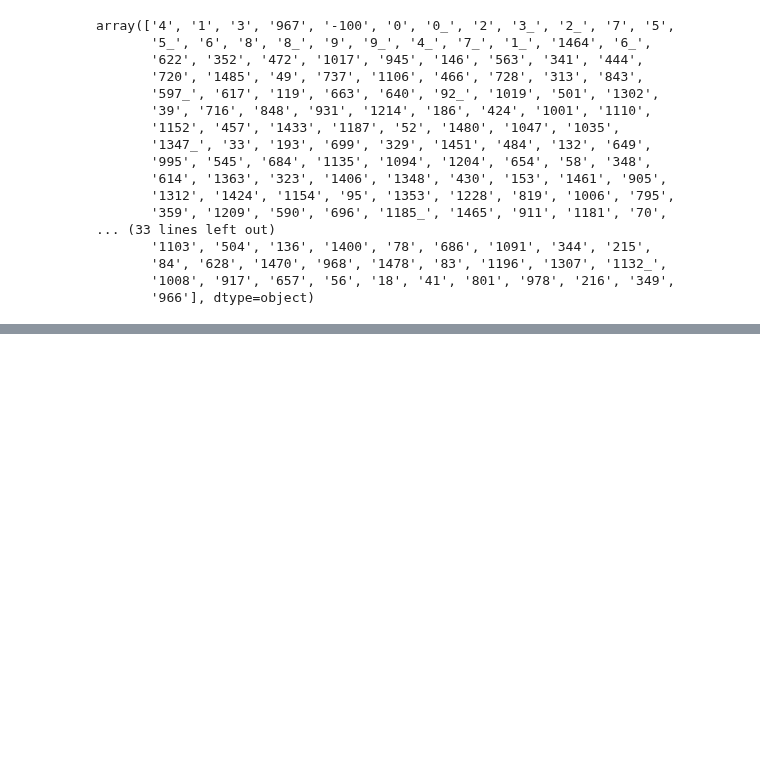
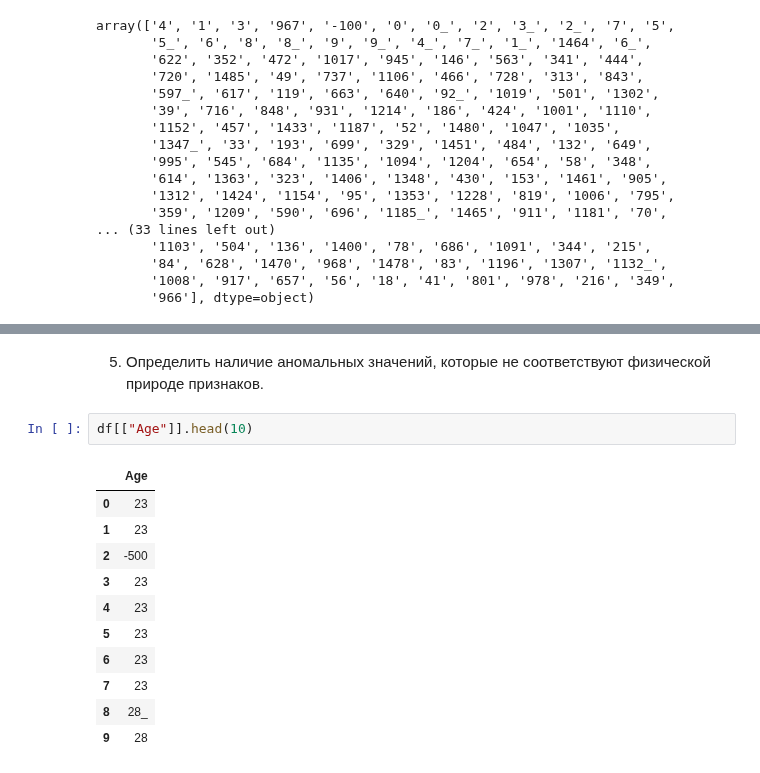
Before and after one commit to Ghukii/TMP-4sem-, a Jupyter notebook: Задание_6/Задание_6_13.ipynb, the cells around one changed output, grey strips where cells are left out. Saved outputs shown, nothing was run; the diff lists cells and outputs as text; blank space fills up the shorter version.

```diff
--- a/Задание_6/Задание_6_13.ipynb
+++ b/Задание_6/Задание_6_13.ipynb
@@ -120,0 +202,16 @@ array(['4', '1', '3', '967', nan, '0', '2', '7', '5', '6', '8', '9',
+# %% [markdown]
+5. Определить наличие аномальных значений, которые не соответствуют физической природе признаков.
+# %%
+df[["Age"]].head(10)
+# %% [output]
+|  | Age |
+| 0 | 23 |
+| 1 | 23 |
+| 2 | -500 |
+| 3 | 23 |
+| 4 | 23 |
+| 5 | 23 |
+| 6 | 23 |
+| 7 | 23 |
+| 8 | 28_ |
+| 9 | 28 |
```
Also changed, not shown: parts of 11 cells of this notebook.
